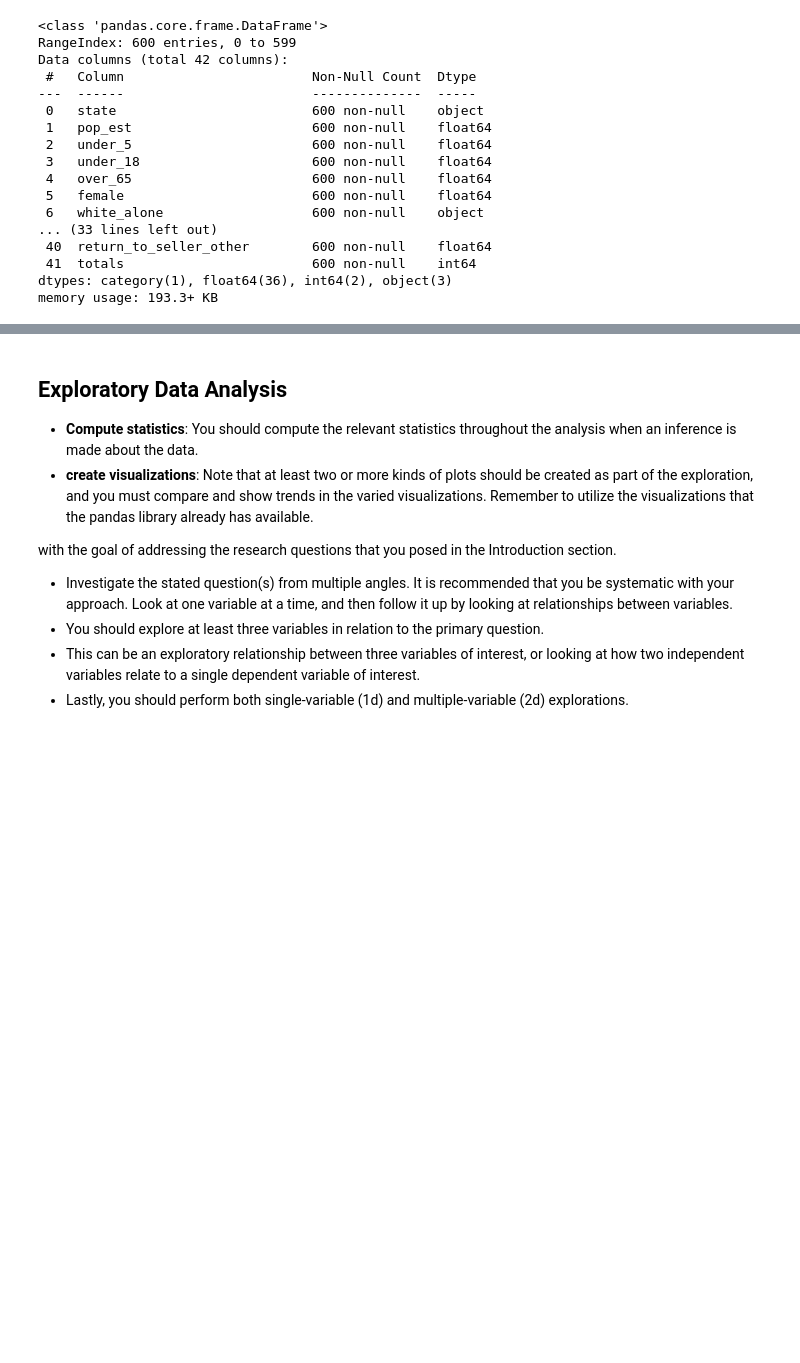
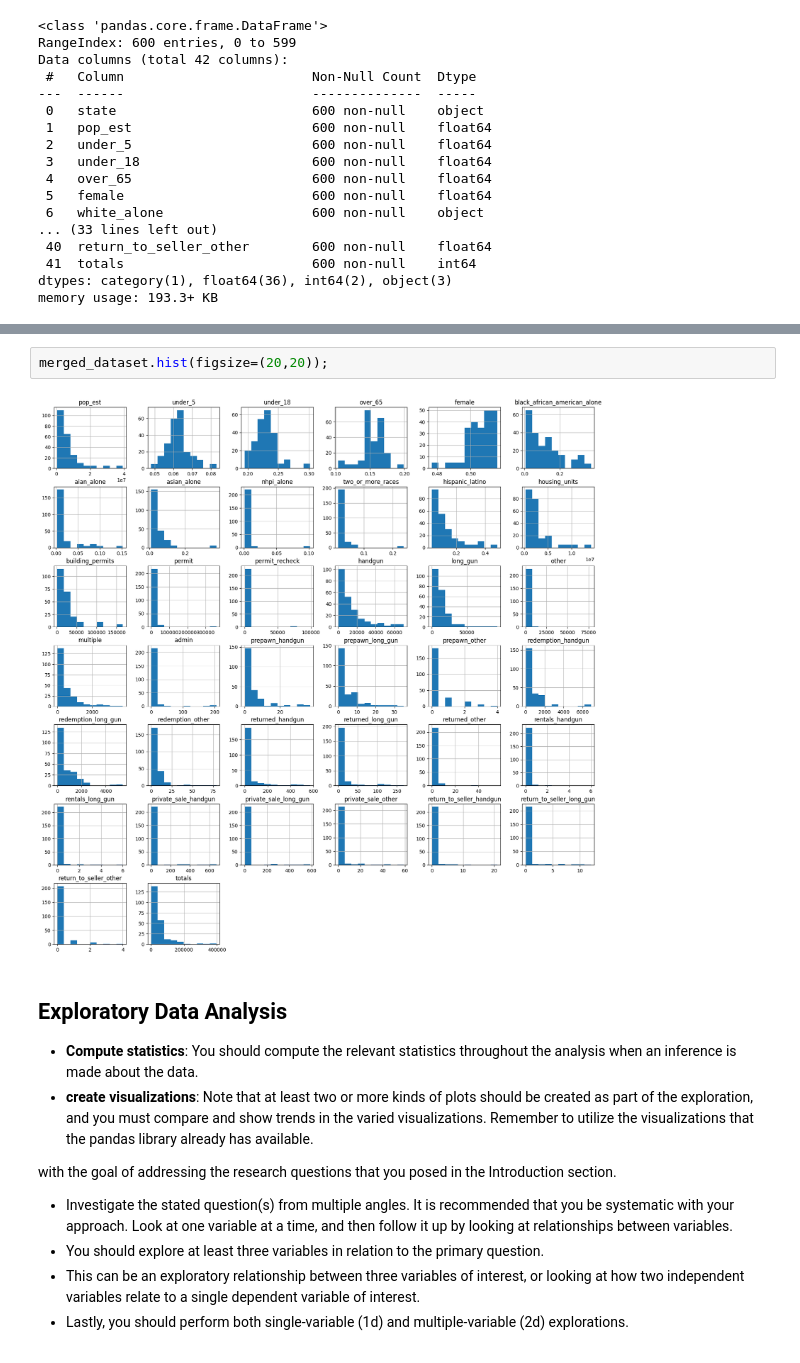
Before and after one commit to sondosaabed/NICS-firearm-background-checks-investigation, a Jupyter notebook: Investigatimg_Ncis_and_Census_data.ipynb, the cells around one changed output, grey strips where cells are left out. Cells and saved outputs as stored; diff of their text form; blank space fills up the shorter version.

```diff
--- a/Investigatimg_Ncis_and_Census_data.ipynb
+++ b/Investigatimg_Ncis_and_Census_data.ipynb
@@ -1003,3 +1061,7 @@ memory usage: 193.3+ KB
+# %%
+merged_dataset.hist(figsize=(20,20));
+# %% [output]
+[figure, added]
 # %% [markdown]
 <a id='eda'></a>
 ## Exploratory Data Analysis
```
Also changed, not shown: parts of 13 cells of this notebook.
